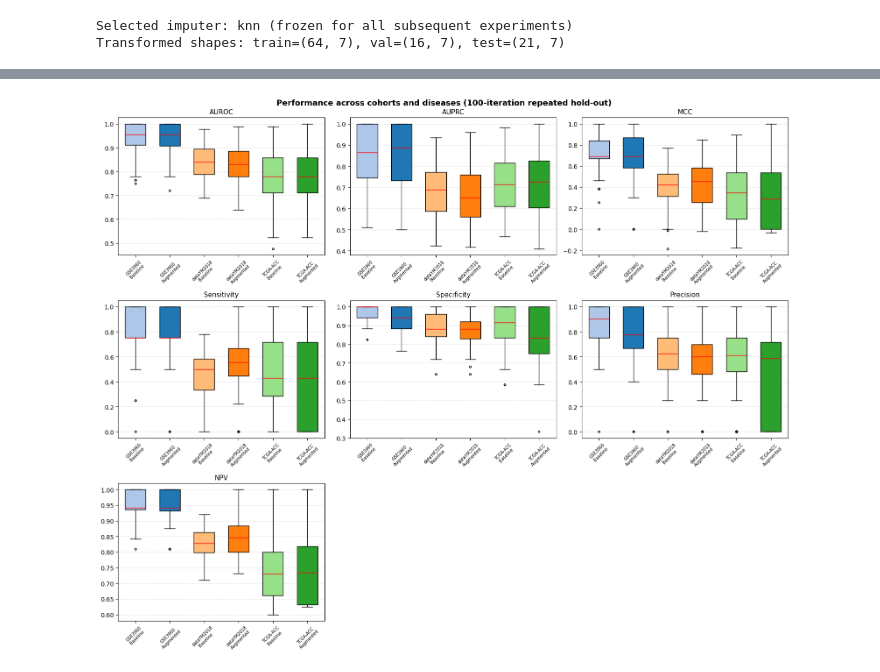
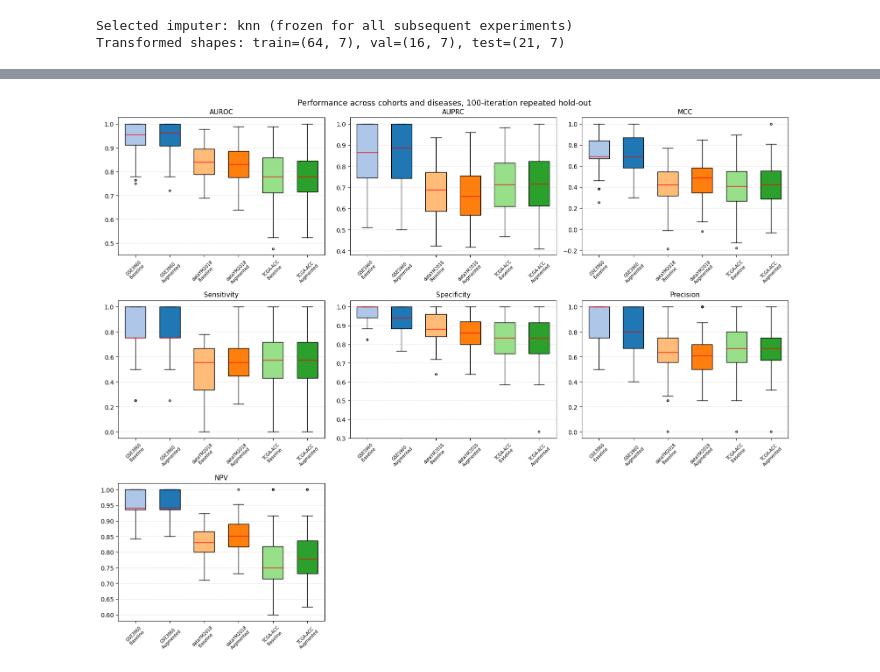
Before and after one commit to syriuslab/GAN_Augmented_Neuroblastoma, a Jupyter notebook: notebooks/GAN_ML_NeuroBlastoma.ipynb, the cells around one changed output, grey strips where cells are left out. Cells and saved outputs as stored; diff of their text form; code cells hidden in the pictures.

Commit message:
updating_pipeline_major_revision_fold_missing_fix

```diff
--- a/notebooks/GAN_ML_NeuroBlastoma.ipynb
+++ b/notebooks/GAN_ML_NeuroBlastoma.ipynb
@@ -2214,9 +2275,9 @@ DP sweep: 25 hold-out iterations x 5 budgets (k = 7 features retained)
 # stratified split, identical generator settings. The pipeline is parameterised
 # by cohort so that no cohort overwrites the state of another.
 #
-# Results already on disk are reused. Folds in which the post-hoc calibration
-# altered the ranking of the patients are recomputed individually with the
-# corrected selection rule, so a full re-execution is not required.
+# Results already on disk are reused. Folds in which the retained calibration is
+# not admissible are recomputed individually, so a full re-execution is not
+# required.
 
 import os, time
 import numpy as np
@@ -2323,47 +2384,12 @@ def cohort_preprocessor(X_c):
     return built, numeric, categorical
 
 
-def repair_inverted_folds(frame, X_c, y_c, target_column, continuous_columns,
-                          label, augmented):
-    """Recompute the folds in which the calibration reordered the patients.
-
-    AUROC is invariant under a monotone increasing calibration, so a fold where
-    the calibrated and uncalibrated values differ was mapped by a function that
-    inverted the ranking. Those folds are recomputed with the corrected rule,
-    while the remaining folds are left untouched.
-    """
-    broken = frame.index[(frame["auroc"] - frame["auroc_raw"]).abs() > 1e-9]
-    if len(broken) == 0:
-        return frame, 0
-
-    splits = list(StratifiedShuffleSplit(
-        n_splits=len(frame), test_size=HOLDOUT_TEST_SIZE,
-        random_state=RANDOM_SEED).split(X_c, y_c))
-    pre_c, numeric, categorical = cohort_preprocessor(X_c)
-    augment = make_augment_fn(SYNTH_RATIO, audit=False) if augmented else None
-
-    for pos in broken:
-        i = int(frame.loc[pos, "iteration"])
-        tr_idx, te_idx = splits[i - 1]
-        with cohort_context(target_column, continuous_columns, pre_c,
-                            numeric, categorical):
-            row, _ = _run_iteration(i, tr_idx, te_idx, X_c, y_c, augment)
-        print(f"[{label}] fold {i}: AUROC {frame.loc[pos, 'auroc']:.4f} -> "
-              f"{row['auroc']:.4f} ({frame.loc[pos, 'calibration_method']} -> "
-              f"{row['calibration_method']})")
-        for col, value in row.items():
-            if col in frame.columns:
-                frame.loc[pos, col] = value
-
-    return frame, len(broken)
-
-
 def run_cohort(X_c, y_c, target_column, label, disease, continuous_columns,
                key, n_repeats=None):
     """Baseline and augmented repeated hold-out for one cohort.
 
-    Checkpointed results are reused when available, and any fold affected by an
-    inverted calibration is recomputed before the results are returned.
+    Checkpointed results are reused when available, and any fold whose retained
+    calibration is not admissible is recomputed before the results are returned.
     """
     n_repeats = n_repeats or N_REPEATS
     pre_c, numeric, categorical = cohort_preprocessor(X_c)
@@ -2376,17 +2402,18 @@ def run_cohort(X_c, y_c, target_column, label, disease, continuous_columns,
               f"({len(cached['baseline'])} iterations)")
         baseline, augmented, audit = (cached["baseline"], cached["augmented"],
                                       cached["audit"])
-        for name, frame, is_aug in [("baseline", baseline, False),
-                                    ("augmented", augmented, True)]:
-            frame, repaired = repair_inverted_folds(
-                frame, X_c, y_c, target_column, continuous_columns,
-                f"{label} {name}", is_aug)
-            if repaired:
-                save_checkpoint(f"{key}_{name}", frame)
-            if name == "baseline":
-                baseline = frame
-            else:
-                augmented = frame
+        with cohort_context(target_column, continuous_columns, pre_c,
+                            numeric, categorical):
+            baseline, n_b = repair_folds(baseline, X_c, y_c, None,
+                                         f"{label} baseline")
+            augmented, n_a = repair_folds(
+                augmented, X_c, y_c,
+                make_augment_fn(SYNTH_RATIO, audit=False),
+                f"{label} augmented")
+        if n_b:
+            save_checkpoint(f"{key}_baseline", baseline)
+        if n_a:
+            save_checkpoint(f"{key}_augmented", augmented)
     else:
         t0 = time.time()
         with cohort_context(target_column, continuous_columns, pre_c,
@@ -2463,6 +2490,13 @@ def dp_sweep(X_c, y_c, label, n_repeats=25):
     return frame
 
 
+def pivot_clinical(records, id_col):
+    rows = {}
+    for r in records:
+        rows.setdefault(r[id_col], {})[r["clinicalAttributeId"]] = r["value"]
+    return pd.DataFrame.from_dict(rows, orient="index")
+
+
 # ------------------------------------------------------------
 # Shanghai cohort (dataYM2018) — cross-cohort, same disease
 # ------------------------------------------------------------
@@ -2488,13 +2522,6 @@ COHORT_RESULTS["dataYM2018"] = run_cohort(
 # ------------------------------------------------------------
 # TCGA adrenocortical carcinoma — cross-disease transfer
 # ------------------------------------------------------------
-def pivot_clinical(records, id_col):
-    rows = {}
-    for r in records:
-        rows.setdefault(r[id_col], {})[r["clinicalAttributeId"]] = r["value"]
-    return pd.DataFrame.from_dict(rows, orient="index")
-
-
 STUDY_ID = "acc_tcga"
 _base = f"https://www.cbioportal.org/api/studies/{STUDY_ID}/clinical-data"
 _raw_patient = requests.get(f"{_base}?clinicalDataType=PATIENT&projection=DETAILED",
@@ -2543,13 +2570,16 @@ COHORT_RESULTS["TCGA-ACC"] = run_cohort(
     X_d3, y_d3, "OS_STATUS", label="TCGA-ACC (Adrenocortical)",
     disease="Adrenocortical carcinoma", continuous_columns=[], key="tcga")
 
-# Verification: no configuration should retain a fold in which the calibration
-# changed the ranking of the patients.
+# Verification: no configuration should retain a calibration that reorders the
+# patients or that leaves the positive class empty at the threshold.
+print()
 for key, res in COHORT_RESULTS.items():
     for name in ("baseline", "augmented"):
         frame = res[name]
-        left = int(((frame["auroc"] - frame["auroc_raw"]).abs() > 1e-9).sum())
-        print(f"{key:<12}{name:<11}{left} fold(s) with an altered ranking")
+        inverted = int(((frame["auroc"] - frame["auroc_raw"]).abs() > 1e-9).sum())
+        emptied = int(((frame["sensitivity"] == 0)
+                       & (frame["calibration_method"] != "identity")).sum())
+        print(f"{key:<12}{name:<11}inverted={inverted}  emptied={emptied}")
 
 # ------------------------------------------------------------
 # Table 5 — cross-dataset comparison
@@ -2634,9 +2664,8 @@ for ax, metric in zip(axes.flatten(), ALL_METRICS):
     ax.set_axisbelow(True)
 for ax in axes.flatten()[len(ALL_METRICS):]:
     ax.set_visible(False)
-fig.suptitle(f"Performance across cohorts and diseases "
-             f"({N_REPEATS}-iteration repeated hold-out)",
-             fontsize=13, fontweight="bold")
+fig.suptitle(f"Performance across cohorts and diseases, "
+             f"{N_REPEATS}-iteration repeated hold-out", fontsize=13)
 fig.tight_layout()
 save_figure(fig, "Figure8")
 plt.show()
@@ -2695 +2718 @@ TCGA-ACC    augmented  0 fold(s) with an altered ranking
-[figure, old version]
+[figure, new version]
```
Also changed, not shown: parts of 8 cells of this notebook.
